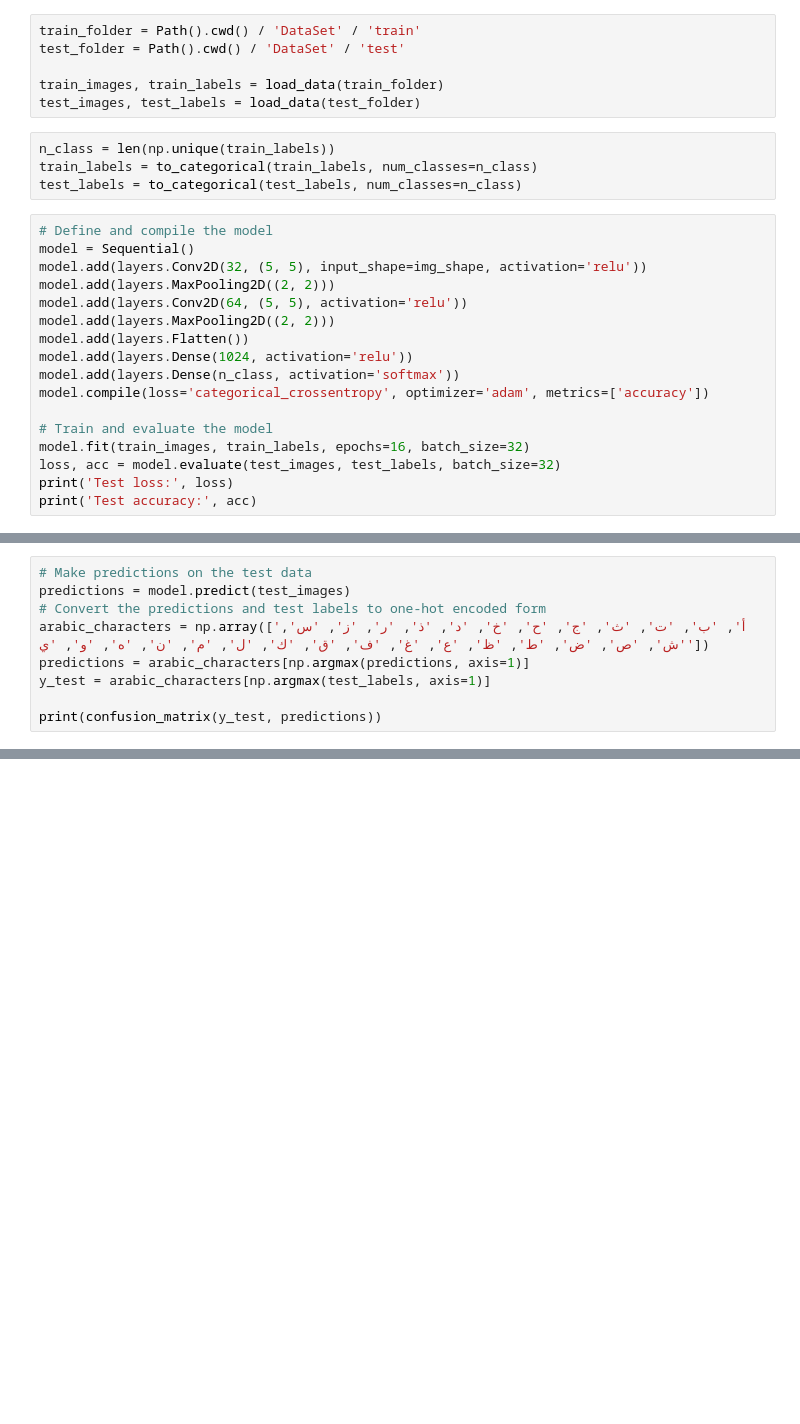
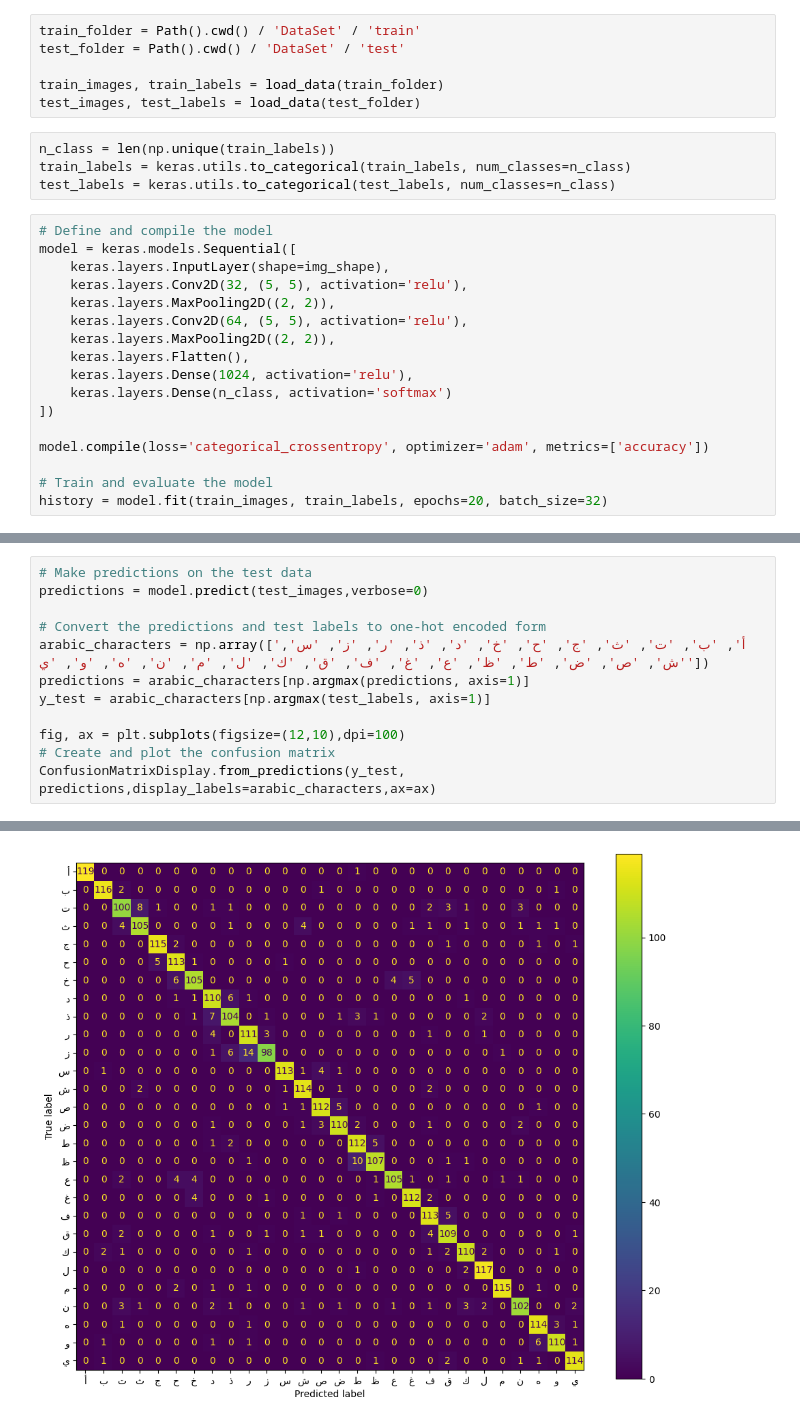
Before and after one commit to BAW2501/Arabic-Handwritten-Characters-Dataset, a Jupyter notebook: CNN_AHCD.ipynb, the cells around one changed output, grey strips where cells are left out. Drawn from its saved outputs; the diff is of its cells as text; blank space fills up the shorter version.

```diff
--- a/CNN_AHCD.ipynb
+++ b/CNN_AHCD.ipynb
@@ -25,23 +23,23 @@ train_images, train_labels = load_data(train_folder)
 test_images, test_labels = load_data(test_folder)
 # %%
 n_class = len(np.unique(train_labels))
-train_labels = to_categorical(train_labels, num_classes=n_class)
-test_labels = to_categorical(test_labels, num_classes=n_class)
+train_labels = keras.utils.to_categorical(train_labels, num_classes=n_class)
+test_labels = keras.utils.to_categorical(test_labels, num_classes=n_class)
 # %%
 # Define and compile the model
-model = Sequential()
-model.add(layers.Conv2D(32, (5, 5), input_shape=img_shape, activation='relu'))
-model.add(layers.MaxPooling2D((2, 2)))
-model.add(layers.Conv2D(64, (5, 5), activation='relu'))
-model.add(layers.MaxPooling2D((2, 2)))
-model.add(layers.Flatten())
-model.add(layers.Dense(1024, activation='relu'))
-model.add(layers.Dense(n_class, activation='softmax'))
+model = keras.models.Sequential([
+    keras.layers.InputLayer(shape=img_shape),
+    keras.layers.Conv2D(32, (5, 5), activation='relu'),
+    keras.layers.MaxPooling2D((2, 2)),
+    keras.layers.Conv2D(64, (5, 5), activation='relu'),
+    keras.layers.MaxPooling2D((2, 2)),
+    keras.layers.Flatten(),
+    keras.layers.Dense(1024, activation='relu'),
+    keras.layers.Dense(n_class, activation='softmax')
+])
+
 model.compile(loss='categorical_crossentropy', optimizer='adam', metrics=['accuracy'])
 
 # Train and evaluate the model
-model.fit(train_images, train_labels, epochs=16, batch_size=32)
-loss, acc = model.evaluate(test_images, test_labels, batch_size=32)
-print('Test loss:', loss)
-print('Test accuracy:', acc)
+history = model.fit(train_images, train_labels, epochs=20, batch_size=32)
 # %% [output]
@@ -65,10 +70,13 @@ Test accuracy: 0.9172618985176086
 # %%
 # Make predictions on the test data
-predictions = model.predict(test_images)
+predictions = model.predict(test_images,verbose=0)
+
 # Convert the predictions and test labels to one-hot encoded form
 arabic_characters = np.array(['أ', 'ب', 'ت', 'ث', 'ج', 'ح', 'خ', 'د', 'ذ', 'ر', 'ز', 'س', 'ش', 'ص', 'ض', 'ط', 'ظ', 'ع', 'غ', 'ف', 'ق', 'ك', 'ل', 'م', 'ن', 'ه', 'و', 'ي'])
 predictions = arabic_characters[np.argmax(predictions, axis=1)]
 y_test = arabic_characters[np.argmax(test_labels, axis=1)]
 
-print(confusion_matrix(y_test, predictions))
+fig, ax = plt.subplots(figsize=(12,10),dpi=100)
+# Create and plot the confusion matrix
+ConfusionMatrixDisplay.from_predictions(y_test, predictions,display_labels=arabic_characters,ax=ax)
 # %% [output]
@@ -92,3 +84,4 @@ print(confusion_matrix(y_test, predictions))
+[figure, added]
 # %%
 print(classification_report(y_test, predictions))
 # %% [output]
```
Also changed, not shown: parts of 5 cells of this notebook, 1 other file.
